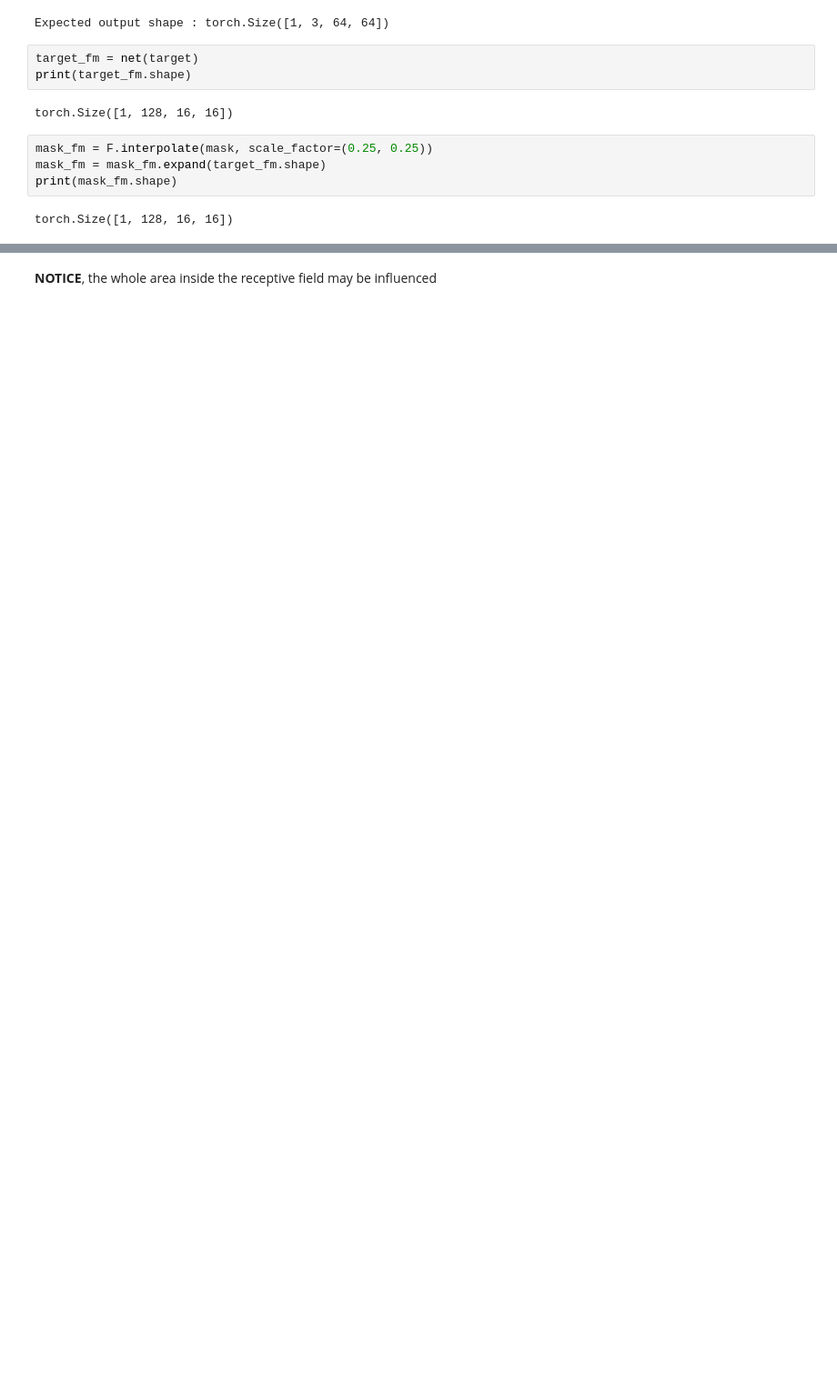
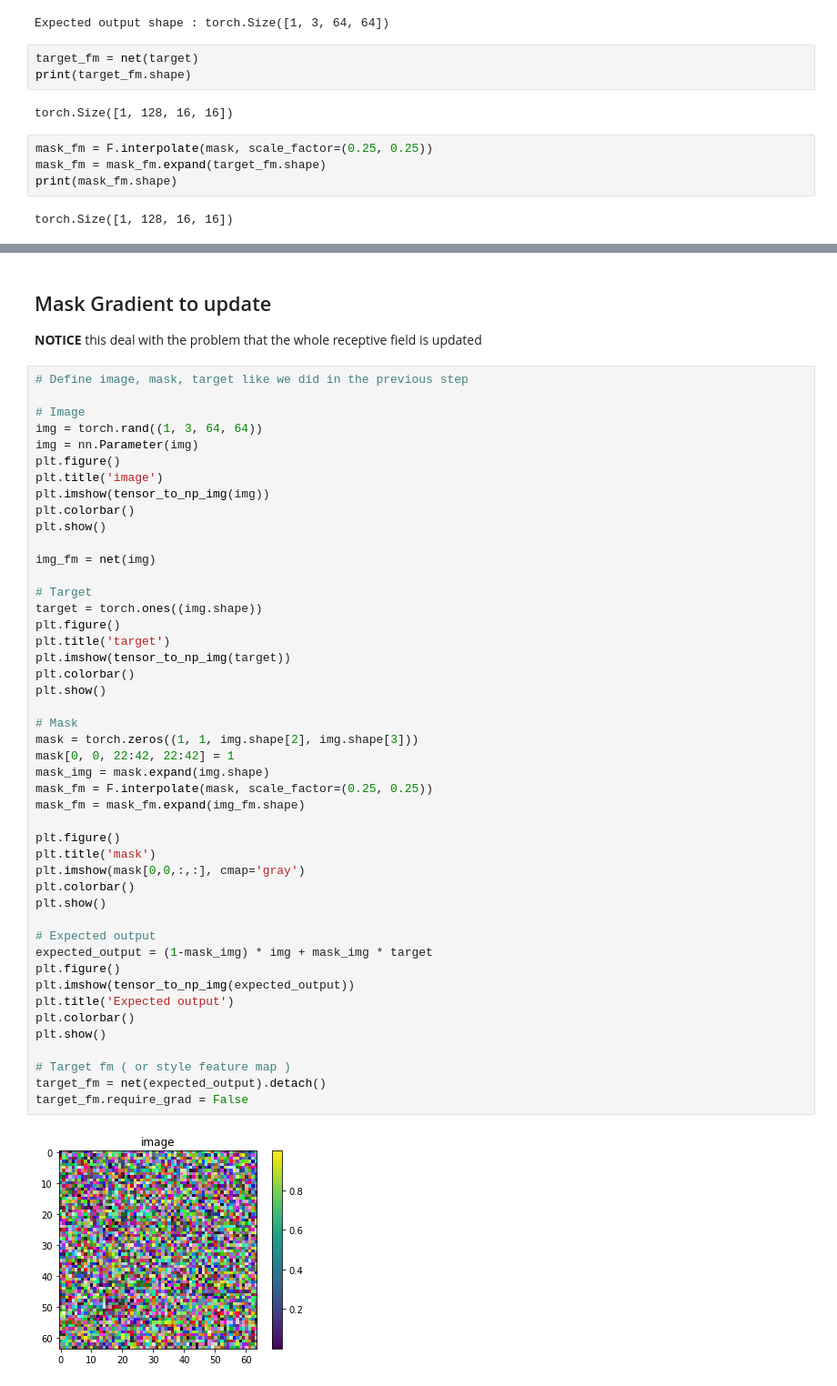
Before and after one commit to XiaoSong9905/Deep-Painterly-Harmonization-in-PyTorch, a Jupyter notebook: back propagation on mask example.ipynb, the cells around one changed output, grey strips where cells are left out. Shown: that part at 91% size. Drawn from its saved outputs; the diff is of its cells as text; blank space fills up the shorter version.

```diff
--- a/back propagation on mask example.ipynb
+++ b/back propagation on mask example.ipynb
@@ -167,2 +140,52 @@ Iteration 3900
-# %% [markdown]
-**NOTICE**, the whole area inside the receptive field may be influenced
+# %% [markdown]
+## Mask Gradient to update
+
+**NOTICE** this deal with the problem that the whole receptive field is updated
+# %%
+# Define image, mask, target like we did in the previous step
+
+# Image
+img = torch.rand((1, 3, 64, 64))
+img = nn.Parameter(img)
+plt.figure()
+plt.title('image')
+plt.imshow(tensor_to_np_img(img))
+plt.colorbar()
+plt.show()
+
+img_fm = net(img)
+
+# Target
+target = torch.ones((img.shape))
+plt.figure()
+plt.title('target')
+plt.imshow(tensor_to_np_img(target))
+plt.colorbar()
+plt.show()
+
+# Mask
+mask = torch.zeros((1, 1, img.shape[2], img.shape[3]))
+mask[0, 0, 22:42, 22:42] = 1
+mask_img = mask.expand(img.shape)
+mask_fm = F.interpolate(mask, scale_factor=(0.25, 0.25))
+mask_fm = mask_fm.expand(img_fm.shape)
+
+plt.figure()
+plt.title('mask')
+plt.imshow(mask[0,0,:,:], cmap='gray')
+plt.colorbar()
+plt.show()
+
+# Expected output
+expected_output = (1-mask_img) * img + mask_img * target
+plt.figure()
+plt.imshow(tensor_to_np_img(expected_output))
+plt.title('Expected output')
+plt.colorbar()
+plt.show()
+
+# Target fm ( or style feature map )
+target_fm = net(expected_output).detach()
+target_fm.require_grad = False
+# %% [output]
+[figure, added]
```
Also changed, not shown: parts of 8 cells of this notebook, 1 other file.
